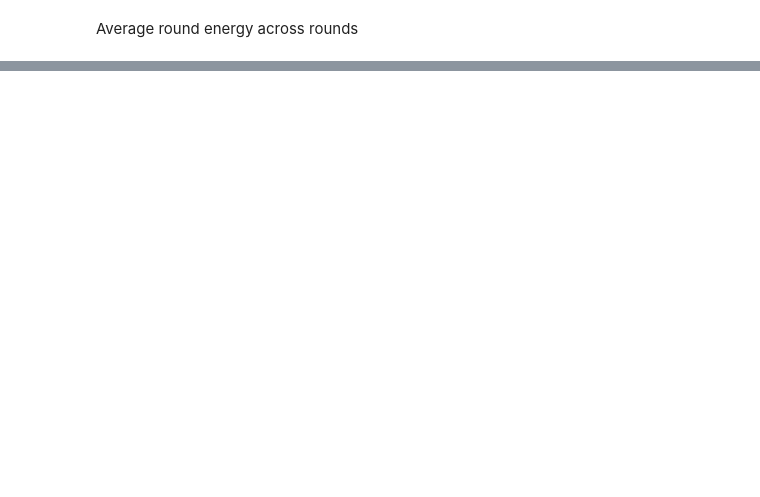
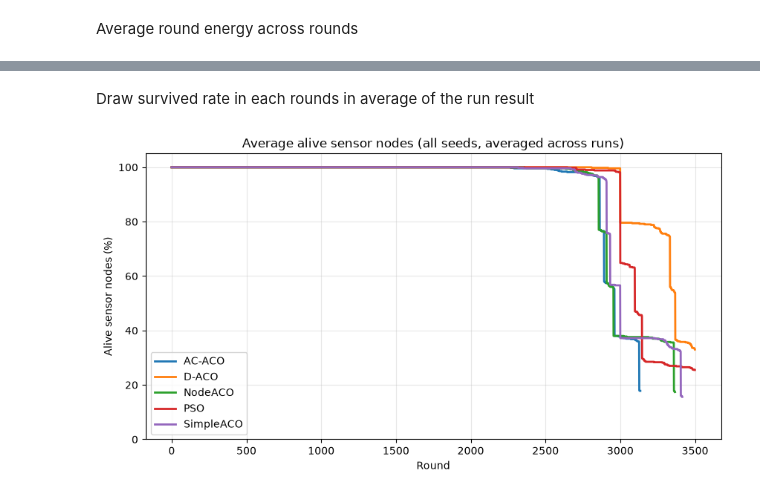
Before and after one commit to sida1420/uwsn, a Jupyter notebook: src/analyze.ipynb, the cells around one changed output, grey strips where cells are left out. Cells and saved outputs as stored; diff of their text form; code cells hidden in the pictures; blank space fills up the shorter version.

```diff
--- a/src/analyze.ipynb
+++ b/src/analyze.ipynb
@@ -32,12 +32,14 @@ Load runs
 # %%
 def find_csvs(runs_dir=RUNS_DIR, max_depth=3):
     """Find the folder holding the run csvs no matter where the notebook is opened from.
-    Order: (1) an absolute RUNS_DIR as given, (2) `runs_dir` in the working directory and
-    every parent folder above it, (3) any folder named `runs_dir` up to `max_depth` levels
-    below the working directory or below any parent."""
+    Energy-per-sensor files are loaded by a separate analysis block below.
+    """
     def csvs_in(folder):
         return sorted(
-            str(p) for p in Path(folder).rglob("*") if p.is_file() and p.suffix.lower() == ".csv"
+            str(p) for p in Path(folder).rglob("*")
+            if p.is_file()
+            and p.suffix.lower() == ".csv"
+            and not p.name.endswith("_sensor-energy.csv")
         )
 
     cwd = Path.cwd().resolve()
@@ -68,6 +70,7 @@ def find_csvs(runs_dir=RUNS_DIR, max_depth=3):
         f"Searched for a '{runs_dir}' folder above and below it. "
         f"Set RUNS_DIR to the absolute path of the folder run.py writes to."
     )
+
 
 
 def load_runs(runs_dir=RUNS_DIR, start=START_DATETIME, end=END_DATETIME, seed=SEED):
@@ -103,6 +106,6 @@ ALGOS = list(dict.fromkeys(r["algo"] for r in runs))  # keep first-seen order
 summary = pd.DataFrame(
     [dict(algo=r["algo"], seed=r["seed"], datetime=r["datetime"], lifespan=len(r["history"]))
      for r in runs]
-)
+ )
 print(f"{len(runs)} runs, seeds: {sorted(summary['seed'].unique())}")
 summary.groupby("algo").size().reindex(ALGOS).rename("runs")
@@ -165,0 +190,41 @@ plt.show()
+# %% [markdown]
+Draw survived rate in each rounds in average of the run result
+# %%
+def mean_alive_percentage_curve(algo):
+    """Return average alive-node percentage by round across all runs of one algorithm."""
+    histories = [run["history"] for run in runs if run["algo"] == algo]
+    if not histories:
+        raise ValueError(f"No runs found for algorithm {algo!r}")
+
+    max_round = max(int(history["round"].max()) for history in histories)
+    percentages = np.zeros((len(histories), max_round + 1))
+
+    for row, history in enumerate(histories):
+        initial_alive = history["alive_nodes"].iloc[0]
+        if initial_alive <= 0:
+            continue
+        round_numbers = history["round"].astype(int).to_numpy()
+        percentages[row, round_numbers] = (
+            history["alive_nodes"].to_numpy(dtype=float) / initial_alive * 100
+        )
+        # Values after the last recorded round remain 0% because the run has ended.
+
+    return percentages.mean(axis=0)
+
+
+
+fig, ax = plt.subplots(figsize=(10, 5))
+for algo in ALGOS:
+    alive_percentage = mean_alive_percentage_curve(algo)
+    rounds = np.arange(len(alive_percentage))
+    ax.plot(rounds, alive_percentage, linewidth=2, label=algo)
+
+ax.set_xlabel("Round")
+ax.set_ylabel("Alive sensor nodes (%)")
+ax.set_title(f"Average alive sensor nodes ({seed_label}, averaged across runs)")
+ax.set_ylim(0, 105)
+ax.grid(alpha=0.3)
+ax.legend()
+plt.show()
+# %% [output]
+[figure, added]
```
Also changed, not shown: parts of 5 cells of this notebook, 3 other files.
